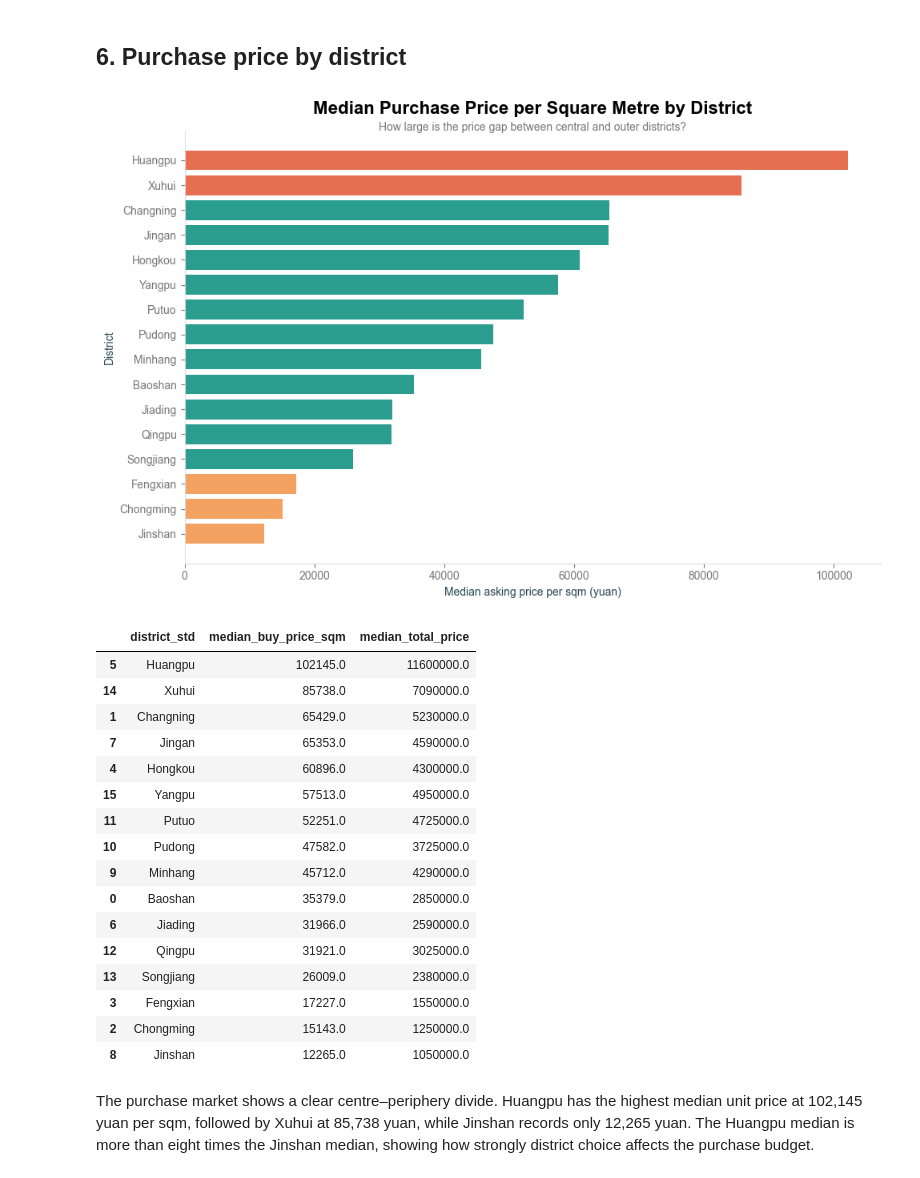
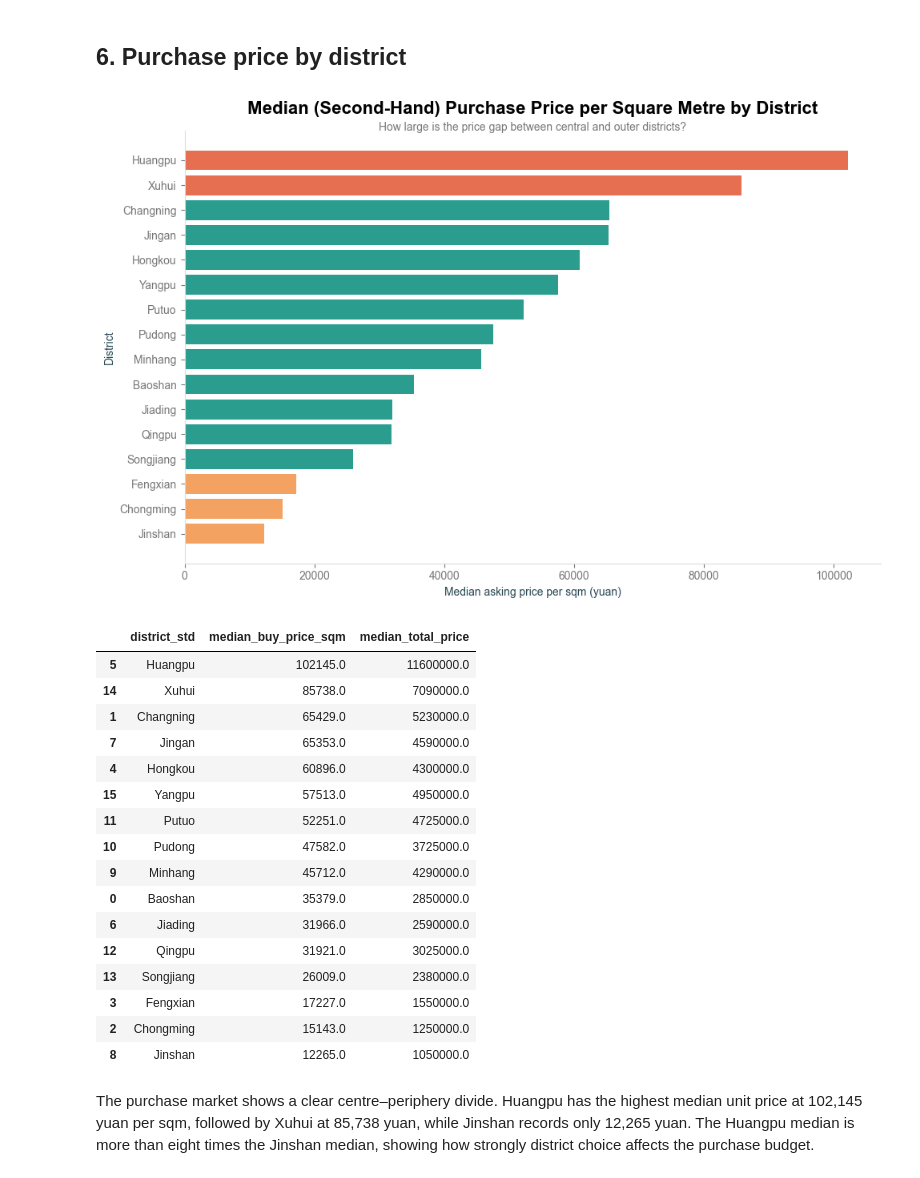
Before and after one commit to zyndic/SHANGHAI, a Jupyter notebook: notebooks/current_housing_market.ipynb, the cells around one changed output. Saved outputs shown, nothing was run; the diff lists cells and outputs as text; code cells hidden in the pictures.

```diff
--- a/notebooks/current_housing_market.ipynb
+++ b/notebooks/current_housing_market.ipynb
@@ -475,25 +475,25 @@ Monthly rent is also right-skewed. The median rent is about 4,491 yuan, compared
 # %%
 
 data = market.sort_values("median_buy_price_sqm")
 
 plt.figure(figsize=(10, 7))
 plt.barh(data["district_std"], data["median_buy_price_sqm"], color=ranked_colors(len(data)))
 plt.xlabel("Median asking price per sqm (yuan)")
 plt.ylabel("District")
 set_chart_title(
-    "Median Purchase Price per Square Metre by District",
+    "Median (Second-Hand) Purchase Price per Square Metre by District",
     "How large is the price gap between central and outer districts?",
 )
 plt.tight_layout(rect=[0, 0, 1, 0.93])
 plt.show()
 
 display(
     market.sort_values("median_buy_price_sqm", ascending=False)[
         ["district_std", "median_buy_price_sqm", "median_total_price"]
     ].round(0)
 )
 # %% [output]
-[figure, old version]
+[figure, new version]
 |  | district_std | median_buy_price_sqm | median_total_price |
 | 5 | Huangpu | 102145.0 | 11600000.0 |
 | 14 | Xuhui | 85738.0 | 7090000.0 |
```
Also changed, not shown: parts of 1 cell of this notebook.
